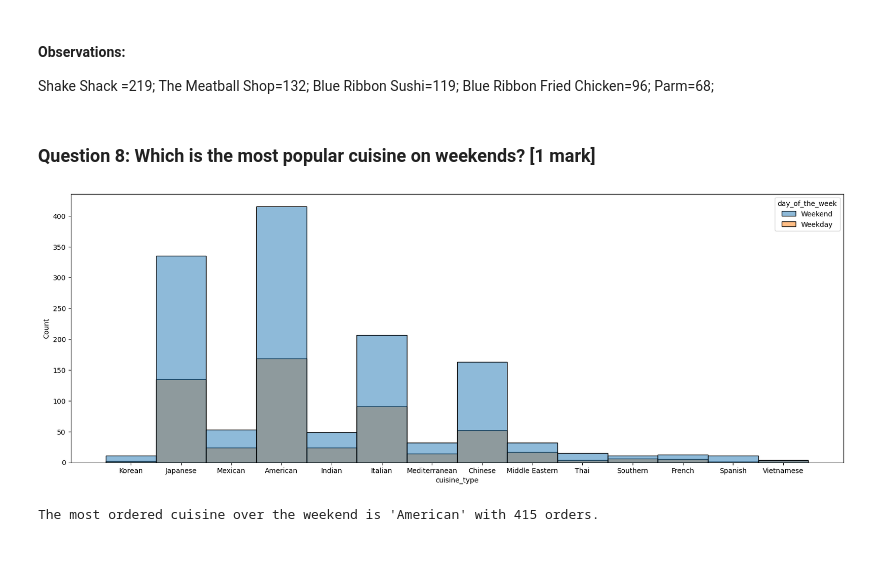
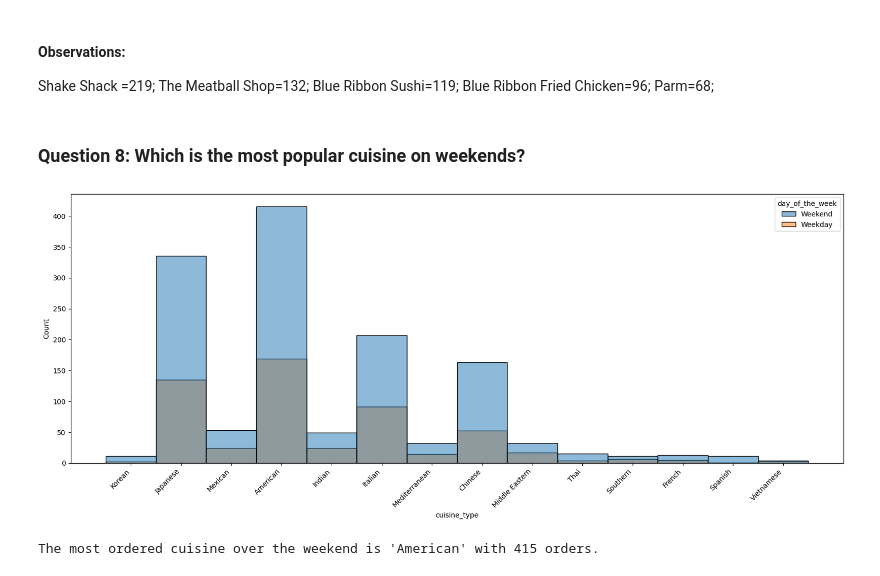
Before and after one commit to atulchander/Data-Visualisation-and-Exploiratory-Data-Analysis-EAD-by-using-Python, a Jupyter notebook: For_GIT_Copy_of_Copy_of_PYF_Project_LearnerNotebook_FullCode_just_to_steal_codes.ipynb, the cells around one changed output. Saved outputs shown, nothing was run; the diff lists cells and outputs as text; code cells hidden in the pictures.

```diff
--- a/For_GIT_Copy_of_Copy_of_PYF_Project_LearnerNotebook_FullCode_just_to_steal_codes.ipynb
+++ b/For_GIT_Copy_of_Copy_of_PYF_Project_LearnerNotebook_FullCode_just_to_steal_codes.ipynb
@@ -300,16 +337,21 @@ Blue Ribbon Sushi=119;
 Blue Ribbon Fried Chicken=96;
 Parm=68;
 # %% [markdown]
-### **Question 8**: Which is the most popular cuisine on weekends? [1 mark]
+### **Question 8**: Which is the most popular cuisine on weekends?
-# %%
-# read the data
-df = pd.read_csv('/content/drive/MyDrive/Google colab/PYTHON FOUNDATION/1. PROJECT 1: PYTHON FOUNDATIONS: FOOD HUB/foodhub_order.csv')
-
-plt.figure(figsize=(20,7)) #plots figure of size 20X7
-sns.histplot(data=df,x='cuisine_type', hue='day_of_the_week')
-plt.show()
-# %% [output]
-[figure, removed]
+# %%
+# Set the plot size
+plt.figure(figsize=(20, 7))  # Create a figure with a size of 20x7 inches
+
+# Create a histogram plot with 'cuisine_type' on the x-axis and 'day_of_the_week' as the hue
+ax = sns.histplot(data=df, x='cuisine_type', hue='day_of_the_week')
+
+# Rotate x-tick labels for better readability
+plt.setp(ax.get_xticklabels(), rotation=45, ha='right')
+
+# Display the plot
+plt.show()
+# %% [output]
+[figure, added]
 # %%
 # Filter the DataFrame for weekend orders
 weekend_orders = df[df['day_of_the_week'].isin(['Weekend'])]
```
Also changed, not shown: parts of 33 cells of this notebook.
